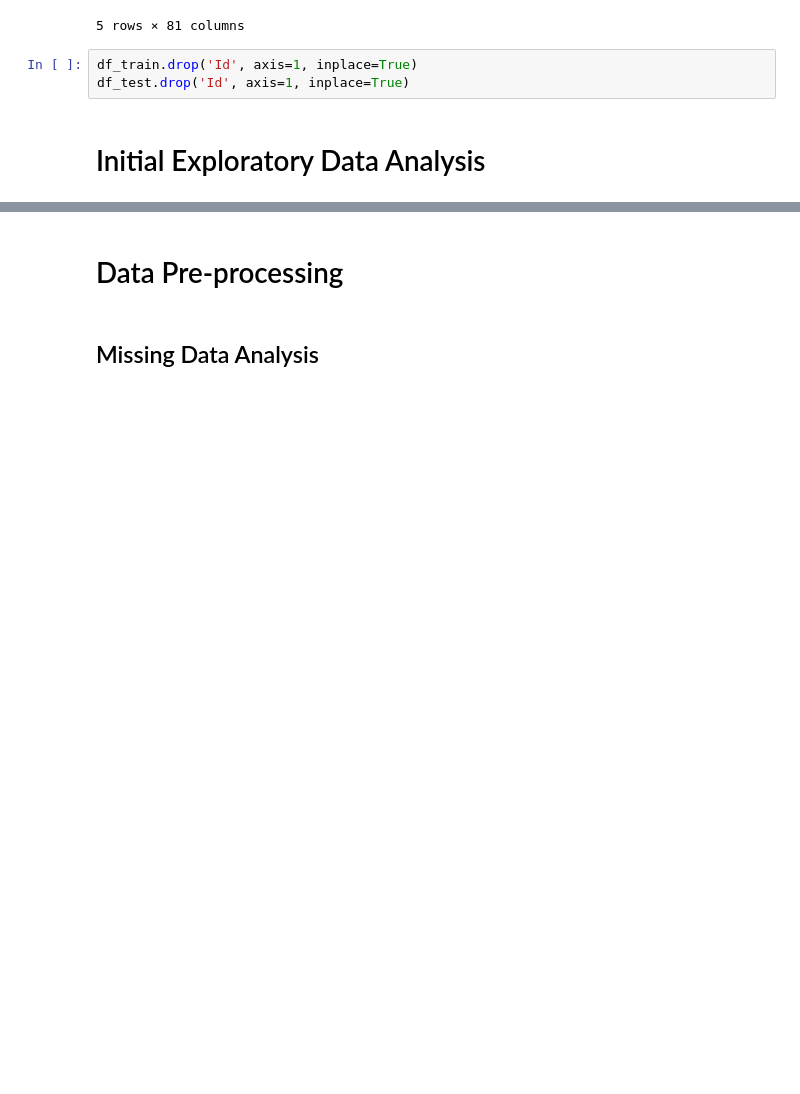
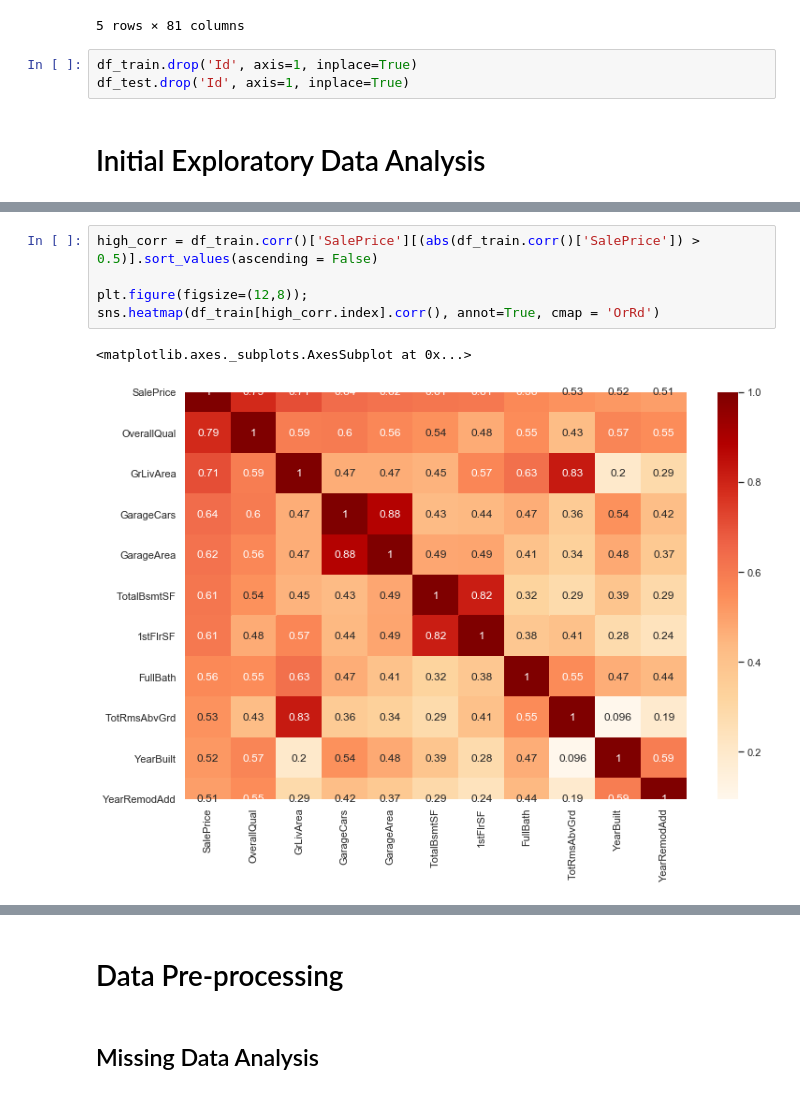
Before and after one commit to lijq33/Data-mining, a Jupyter notebook: Data Mining Assignment.ipynb, the cells around one changed output, grey strips where cells are left out. Saved outputs shown, nothing was run; the diff lists cells and outputs as text; blank space fills up the shorter version.

```diff
--- a/Data Mining Assignment.ipynb
+++ b/Data Mining Assignment.ipynb
@@ -36,0 +55,8 @@ df_test.drop('Id', axis=1, inplace=True)
+# %%
+high_corr = df_train.corr()['SalePrice'][(abs(df_train.corr()['SalePrice']) > 0.5)].sort_values(ascending = False)
+
+plt.figure(figsize=(12,8));
+sns.heatmap(df_train[high_corr.index].corr(), annot=True, cmap = 'OrRd')
+# %% [output]
+<matplotlib.axes._subplots.AxesSubplot at 0x...>
+[figure, added]
```
Also changed, not shown: parts of 96 cells of this notebook.
